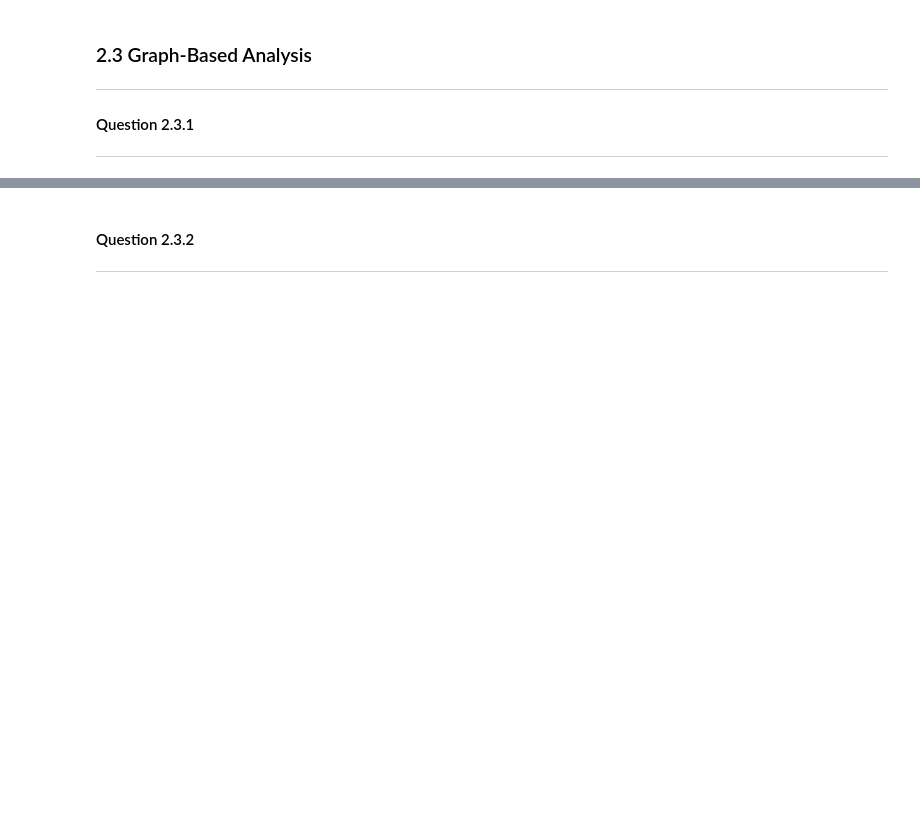
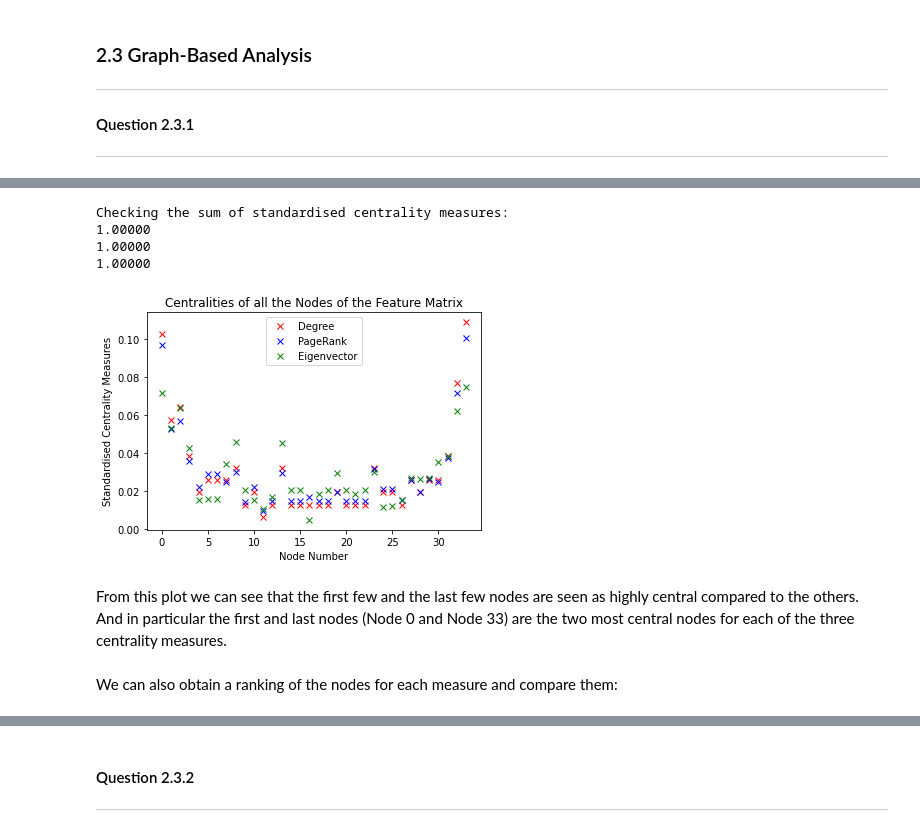
Before and after one commit to shrilekkala/data-science, a Jupyter notebook: cw2/Data Science Coursework 2.ipynb, the cells around one changed output, grey strips where cells are left out. Saved outputs shown, nothing was run; the diff lists cells and outputs as text; code cells hidden in the pictures; blank space fills up the shorter version.

```diff
--- a/cw2/Data Science Coursework 2.ipynb
+++ b/cw2/Data Science Coursework 2.ipynb
@@ -1618,0 +1683,10 @@ Thus this does indeed suggest that the dataset is very well described in reduced
+# %%
+c_pagerank = pagerank_cent(adjacency_matrix)
+c_degree = degree_cent(adjacency_matrix)
+c_eigenvec = eigenvector_cent(adjacency_matrix)
+
+# Report the values of the centralities
+centralities_comparison = pd.DataFrame(index = ["Node " + str(i) for i in range(1, 35)],
+                                       columns = ["PageRank", "Degree", "Eigenvector"],
+                                       data = np.vstack((c_pagerank, c_degree, c_eigenvec)).T)
+centralities_comparison
@@ -1618,0 +1718,26 @@ Thus this does indeed suggest that the dataset is very well described in reduced
+# %%
+scaled_c_eigenvec = c_eigenvec / np.sum(c_eigenvec)
+print("Checking the sum of standardised centrality measures:")
+print("%.5f" % np.sum(c_pagerank))
+print("%.5f" % np.sum(c_degree))
+print("%.5f" % np.sum(scaled_c_eigenvec))
+
+plt.plot(range(34), c_degree, 'rx', label = "Degree")
+plt.plot(range(34), c_pagerank, 'bx', label = "PageRank")
+plt.plot(range(34), c_eigenvec / np.sum(c_eigenvec), 'gx', label = "Eigenvector")
+plt.xlabel("Node Number")
+plt.ylabel("Standardised Centrality Measures")
+plt.legend()
+plt.title("Centralities of all the Nodes of the Feature Matrix")
+plt.show()
+# %% [output]
+Checking the sum of standardised centrality measures:
+1.00000
+1.00000
+1.00000
+[figure, added]
+# %% [markdown]
+From this plot we can see that the first few and the last few nodes are seen as highly central compared to the others.\
+And in particular the first and last nodes (Node 0 and Node 33) are the two most central nodes for each of the three centrality measures.
+# %% [markdown]
+We can also obtain a ranking of the nodes for each measure and compare them:
```
Also changed, not shown: parts of 64 cells of this notebook.
